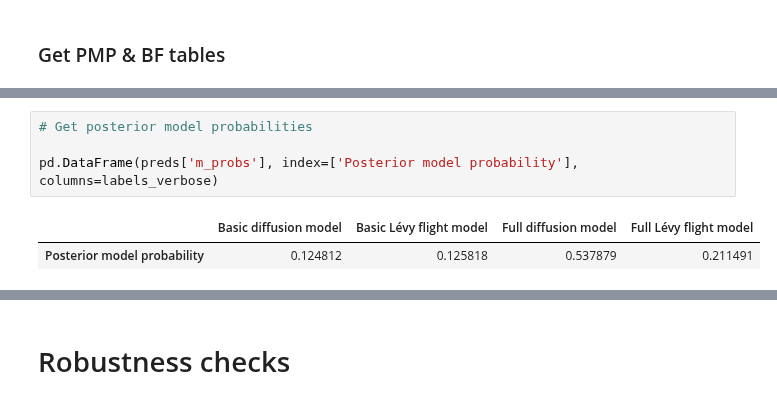
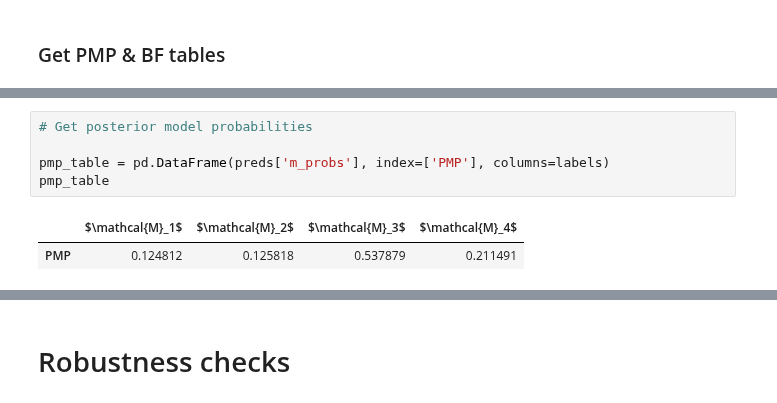
Before and after one commit to elseml/DeepHierarchicalModelComparison, a Jupyter notebook: notebooks/03_levy_flight_application/05_apply_networks.ipynb, the cells around one changed output, grey strips where cells are left out. Saved outputs shown, nothing was run; the diff lists cells and outputs as text.

```diff
--- a/notebooks/03_levy_flight_application/05_apply_networks.ipynb
+++ b/notebooks/03_levy_flight_application/05_apply_networks.ipynb
@@ -89,7 +101,8 @@ labels = ['$\mathcal{M}_1$',
 # %%
 # Get posterior model probabilities
 
-pd.DataFrame(preds['m_probs'], index=['Posterior model probability'], columns=labels_verbose)
+pmp_table = pd.DataFrame(preds['m_probs'], index=['PMP'], columns=labels)
+pmp_table
 # %% [output]
-|  | Basic diffusion model | Basic Lévy flight model | Full diffusion model | Full Lévy flight model |
-| Posterior model probability | 0.124812 | 0.125818 | 0.537879 | 0.211491 |
+|  | $\mathcal{M}_1$ | $\mathcal{M}_2$ | $\mathcal{M}_3$ | $\mathcal{M}_4$ |
+| PMP | 0.124812 | 0.125818 | 0.537879 | 0.211491 |
```
Also changed, not shown: parts of 13 cells of this notebook.
